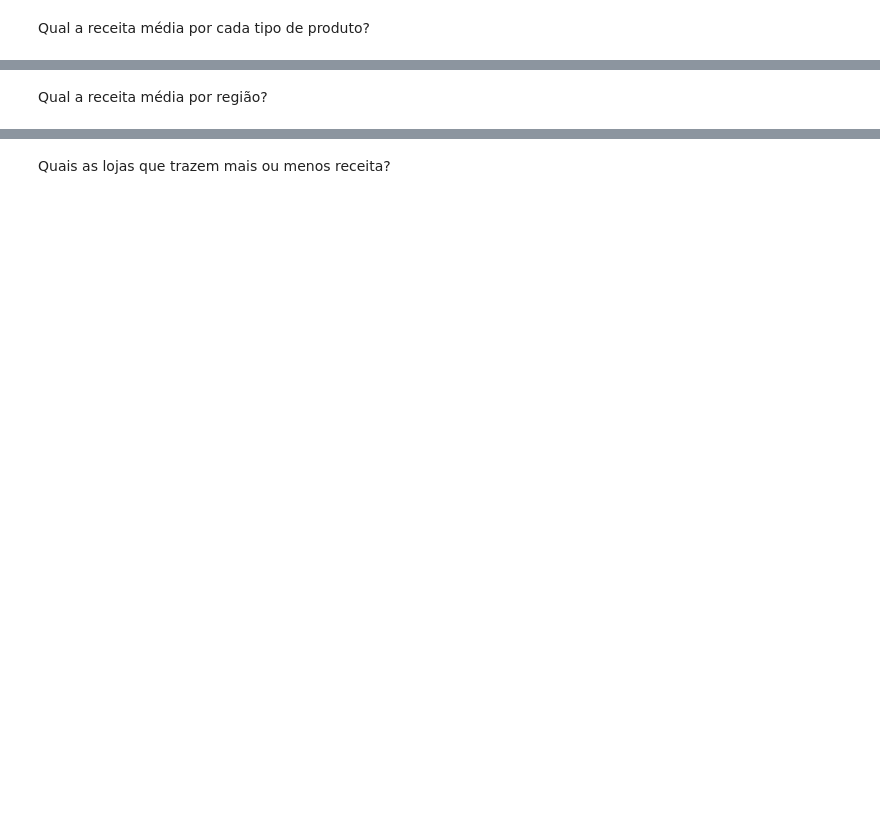
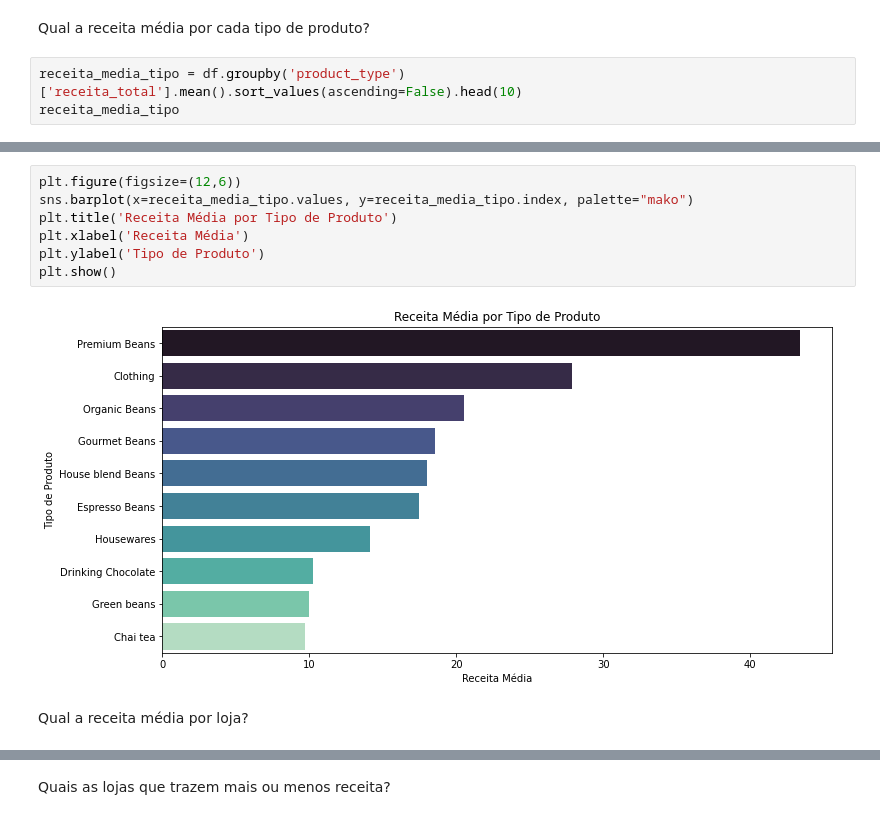
Before and after one commit to YumiiOnoue/Coffee_shop_sales_EDA, a Jupyter notebook: Coffe_Shop_Sale.ipynb, the cells around one changed output, grey strips where cells are left out. Saved outputs shown, nothing was run; the diff lists cells and outputs as text; blank space fills up the shorter version.

```diff
--- a/Coffe_Shop_Sale.ipynb
+++ b/Coffe_Shop_Sale.ipynb
@@ -102,2 +128,5 @@ Qual é a categoria de produto que traz a maior receita?
 # %% [markdown]
 Qual a receita média por cada tipo de produto?
+# %%
+receita_media_tipo = df.groupby('product_type')['receita_total'].mean().sort_values(ascending=False).head(10)
+receita_media_tipo
@@ -104,2 +146,11 @@ Qual a receita média por cada tipo de produto?
+# %%
+plt.figure(figsize=(12,6))
+sns.barplot(x=receita_media_tipo.values, y=receita_media_tipo.index, palette="mako")
+plt.title('Receita Média por Tipo de Produto')
+plt.xlabel('Receita Média')
+plt.ylabel('Tipo de Produto')
+plt.show()
+# %% [output]
+[figure, added]
 # %% [markdown]
-Qual a receita média por região?
+Qual a receita média por loja?
```
Also changed, not shown: parts of 19 cells of this notebook.
